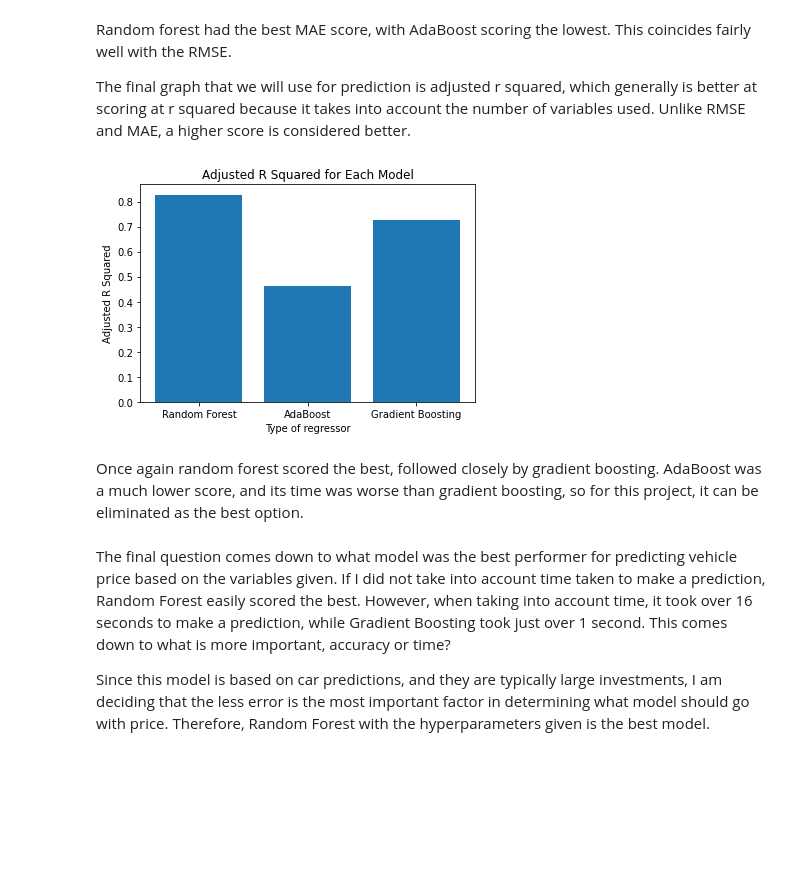
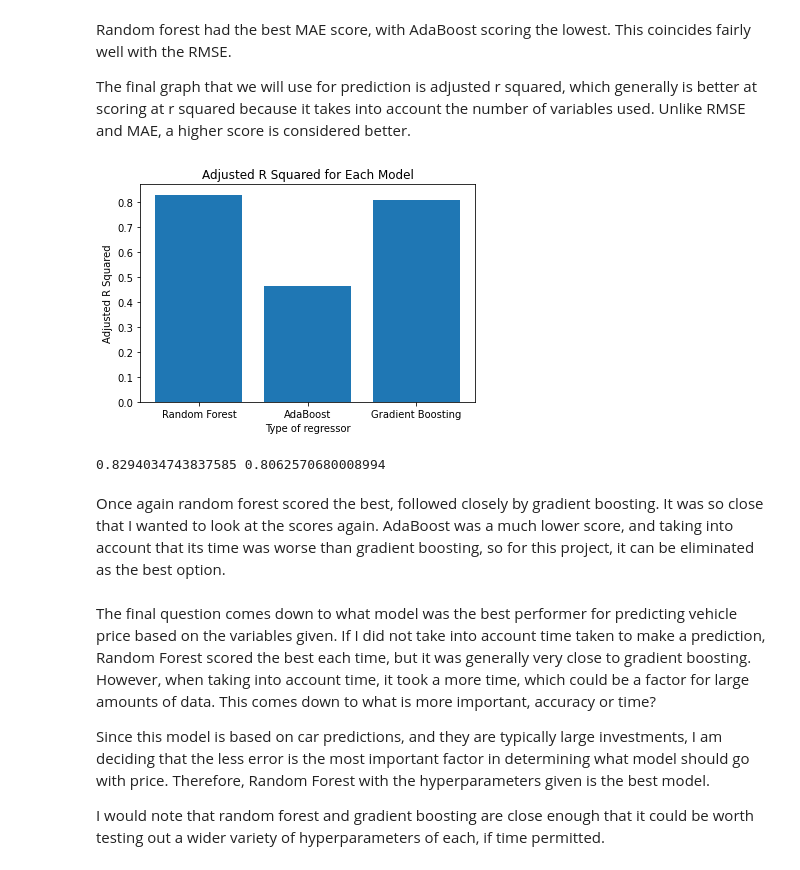
Before and after one commit to dawgtree/CapstoneTwoProject, a Jupyter notebook: 2nd_Capstone_Modeling.ipynb, the cells around one changed output. Saved outputs shown, nothing was run; the diff lists cells and outputs as text; code cells hidden in the pictures; blank space fills up the shorter version.

```diff
--- a/2nd_Capstone_Modeling.ipynb
+++ b/2nd_Capstone_Modeling.ipynb
@@ -92,7 +92,7 @@ gs.best_params_
 # %% [markdown]
 From the options I gave, the model determined that the best hyperparameters are a max depth of 60, 9 max features, and 200 estimators.  I will now use these to fit and train my model, also timing to see how long it takes to predict on new models.
 # %%
-rfr = RandomForestRegressor(n_estimators=200, max_depth=60,max_features=9)
+rfr = RandomForestRegressor(n_estimators=200, max_depth=60,max_features=11)
 model_res = rfr.fit(X_train, y_train)
 startrf=time.time()
 y_pred = model_res.predict(X_test)
@@ -134,7 +173,7 @@ I will follow all of the same procedures as the previous model.
 # %%
 ar = AdaBoostRegressor()
 param_ada = {
- 'n_estimators': [50, 100, 150],
+ 'n_estimators': [25, 50, 75],
  'learning_rate' : [0.01,0.05,0.1],
  'loss' : ['linear', 'square', 'exponential']
  }
@@ -194,9 +284,9 @@ I will follow the same procedure as with the previous models.
 # %%
 gb = GradientBoostingRegressor()
 param_gb = {
-    'n_estimators':[50,100,200],
-    'learning_rate':[0.01,0.05,0.1],
-    'max_depth':[2,4,6]
+    'n_estimators':[150,200,250],
+    'learning_rate':[0.1,0.25,0.5],
+    'max_depth':[6,8,10]
 }
 gsg = GridSearchCV(gb, param_gb, cv=3, n_jobs=-1)
 gsg.fit(X_train,y_train)
@@ -212,7 +302,7 @@ gsg.best_params_
 # %% [markdown]
 From the options I gave, the model determined that the best hyperparameters are a learning rate of 0.1, a max depth of 6, and 200 estimators.  I will now use these to fit and train my model, also timing to see how long it takes to predict on new models.
 # %%
-gbr = GradientBoostingRegressor(learning_rate=0.1,max_depth=6,n_estimators=200)
+gbr = GradientBoostingRegressor(learning_rate=0.25,max_depth=10,n_estimators=250)
 model_gb = gbr.fit(X_train,y_train)
 startgb = time.time()
 y_pred_gb = model_gb.predict(X_test)
@@ -291,16 +416,22 @@ The final graph that we will use for prediction is adjusted r squared, which gen
 # %%
 all_mae = [rand_for_adjrsq, ab_adjrsq, gb_adjrsq]
 fig,ax = plt.subplots()
-adjsqr_bar = ax.bar(labels,all_adjrsq)
+adjsqr_bar = ax.bar(labels,all_mae)
 ax.set_xlabel('Type of regressor')
 ax.set_ylabel('Adjusted R Squared')
 ax.set_title('Adjusted R Squared for Each Model')
 plt.show()
 # %% [output]
-[figure, old version]
+[figure, new version]
+# %%
+print(rand_for_adjrsq, gb_adjrsq)
+# %% [output]
+0.8294034743837585 0.8062570680008994
 # %% [markdown]
-Once again random forest scored the best, followed closely by gradient boosting.  AdaBoost was a much lower score, and its time was worse than gradient boosting, so for this project, it can be eliminated as the best option.
+Once again random forest scored the best, followed closely by gradient boosting.  It was so close that I wanted to look at the scores again.  AdaBoost was a much lower score, and taking into account that its time was worse than gradient boosting, so for this project, it can be eliminated as the best option.
 # %% [markdown]
-The final question comes down to what model was the best performer for predicting vehicle price based on the variables given.  If I did not take into account time taken to make a prediction, Random Forest easily scored the best.  However, when taking into account time, it took over 16 seconds to make a prediction, while Gradient Boosting took just over 1 second.  This comes down to what is more important, accuracy or time?
+The final question comes down to what model was the best performer for predicting vehicle price based on the variables given.  If I did not take into account time taken to make a prediction, Random Forest scored the best each time, but it was generally very close to gradient boosting.  However, when taking into account time, it took a more time, which could be a factor for large amounts of data.  This comes down to what is more important, accuracy or time?
 
 Since this model is based on car predictions, and they are typically large investments, I am deciding that the less error is the most important factor in determining what model should go with price.  Therefore, Random Forest with the hyperparameters given is the best model.
+
+I would note that random forest and gradient boosting are close enough that it could be worth testing out a wider variety of hyperparameters of each, if time permitted.
```
Also changed, not shown: parts of 48 cells of this notebook.
